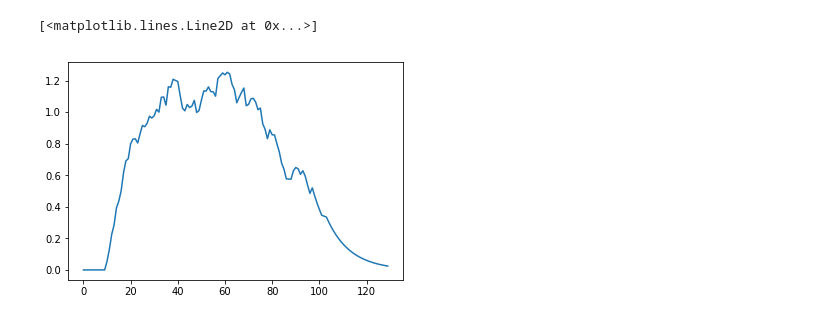
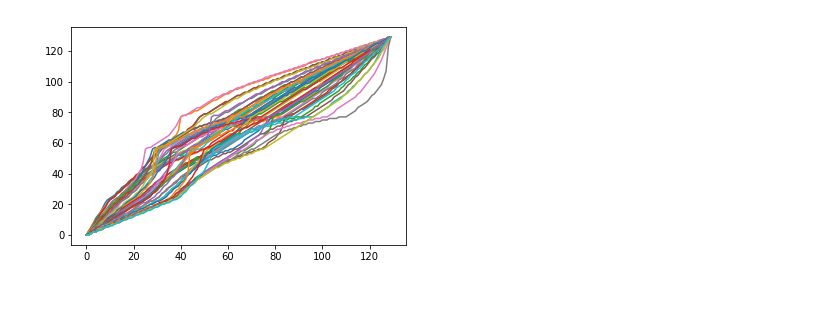
Before and after one commit to ganguli-lab/twpca, a Jupyter notebook: notebooks/demo.ipynb, the cells around one changed output. Saved outputs shown, nothing was run; the diff lists cells and outputs as text; code cells hidden in the pictures.

```diff
--- a/notebooks/demo.ipynb
+++ b/notebooks/demo.ipynb
@@ -5,7 +5,9 @@ import matplotlib.pyplot as plt
 # %%
 from twpca.datasets import jittered_population
 
-data = jittered_population()[0]# + jittered_population()[0]
+pure_data = jittered_population(n_trial=50)[0]# + jittered_population()[0]
+data = pure_data + 0.1*np.random.randn(*pure_data.shape)
+data = data
 
 fig, axes = plt.subplots(3, 1)
 for ax, trial in zip(axes, data):
@@ -18,6 +20,7 @@ fig.tight_layout()
 # %%
 from twpca import TWPCA
 
-model = TWPCA(n_components=1)
+model = TWPCA(n_components=49, smoothness=1)
 model.fit(data)
-aligned_data = model.transform(data)
+aligned_data = model.transform()
+reconstructed_data = model.reconstruct()
@@ -37,5 +50,4 @@ plt.plot(model.V[0])
 # %%
-plt.plot(np.mean(model.V, axis=0))
+plt.plot(np.argmax(model.warping_funcs, axis=1).T);
 # %% [output]
-[<matplotlib.lines.Line2D at 0x...>]
-[figure, old version]
+[figure, new version]
```
Also changed, not shown: parts of 4 cells of this notebook, 5 other files.
